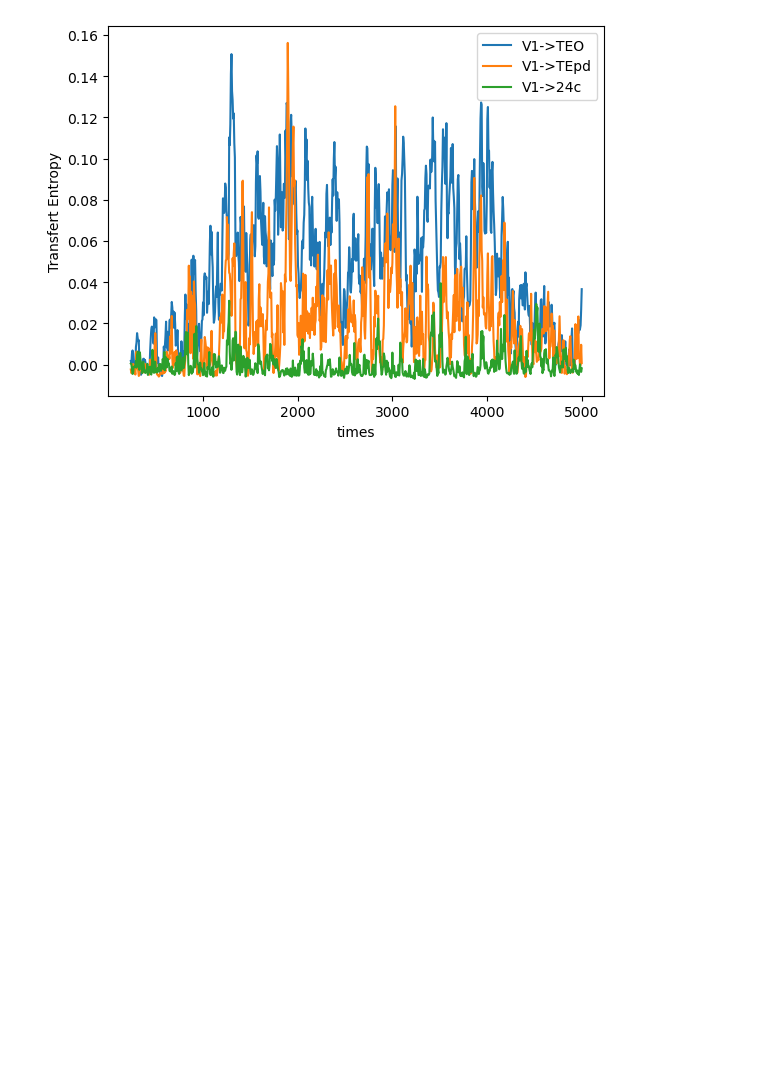
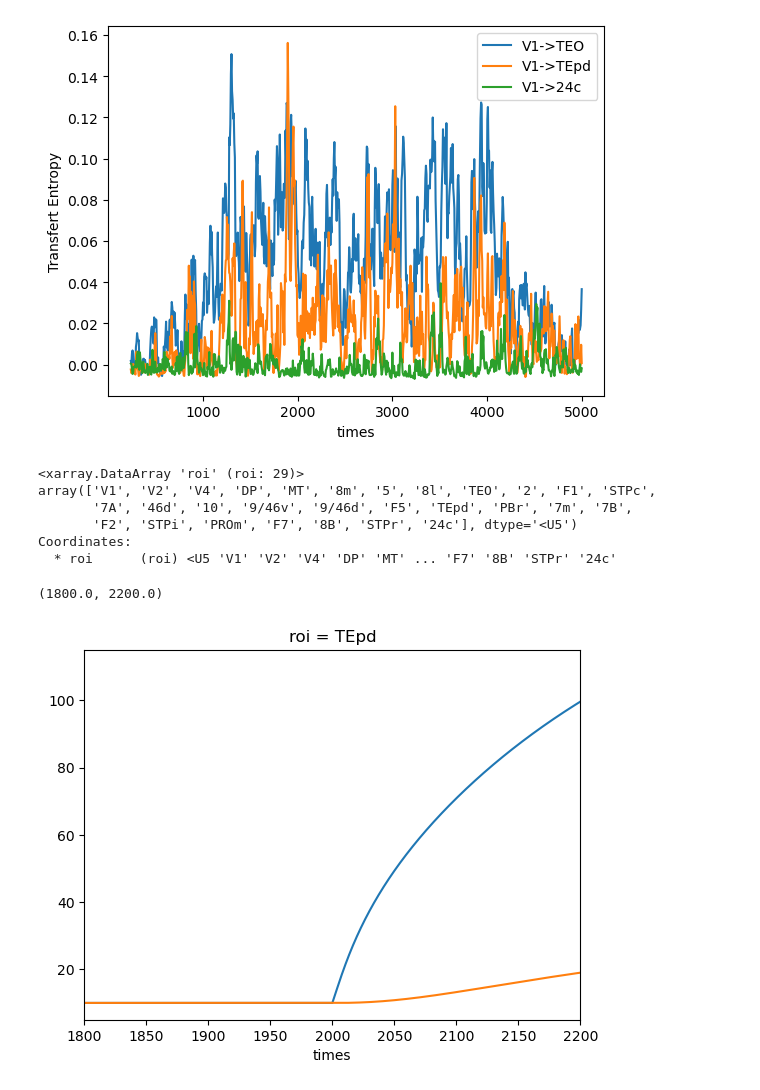
Before and after one commit to brainets/IPP_PAPER, a Jupyter notebook: notebooks/2. Mean field model (circuit).ipynb, the cells around one changed output. Cells and saved outputs as stored; diff of their text form; code cells hidden in the pictures; blank space fills up the shorter version.

```diff
--- a/notebooks/2. Mean field model (circuit).ipynb
+++ b/notebooks/2. Mean field model (circuit).ipynb
@@ -227,3 +233,30 @@ AIS = [AIS[i][:min(l)] for i in range(9)]
 plt.plot(np.stack(AIS, 0).mean(0)[20:])
 plt.ylabel("AIS")
 plt.title("time")
+# %%
+# Model parameters (default is Strong GBA)
+params = setParams.get_params_rate_model(gba='strong-gba')
+# Simulating Strong GBA
+r_s_1 = meanfield.simulate(simtime = simtime, dt = .1, params=params,
+                         max_cond = True, seed = 10,
+                         fixation=False, sigma=.0, lr_delays=False)
+
+r_s_2 = meanfield.simulate(simtime = simtime, dt = .1, params=params,
+                         max_cond = True, seed = 10,
+                         fixation=False, sigma=.0, lr_delays=True)
+# %%
+r_s_2.roi
+# %% [output]
+<xarray.DataArray 'roi' (roi: 29)>
+array(['V1', 'V2', 'V4', 'DP', 'MT', '8m', '5', '8l', 'TEO', '2', 'F1', 'STPc',
+       '7A', '46d', '10', '9/46v', '9/46d', 'F5', 'TEpd', 'PBr', '7m', '7B',
+       'F2', 'STPi', 'PROm', 'F7', '8B', 'STPr', '24c'], dtype='<U5')
+Coordinates:
+  * roi      (roi) <U5 'V1' 'V2' 'V4' 'DP' 'MT' ... 'F7' '8B' 'STPr' '24c'
+# %%
+r_s_1.sel(roi="V1").plot()
+r_s_1.sel(roi="TEpd").plot()
+plt.xlim(1800, 2200)
+# %% [output]
+(1800.0, 2200.0)
+[figure, added]
```
Also changed, not shown: parts of 9 cells of this notebook, 3 other files.
